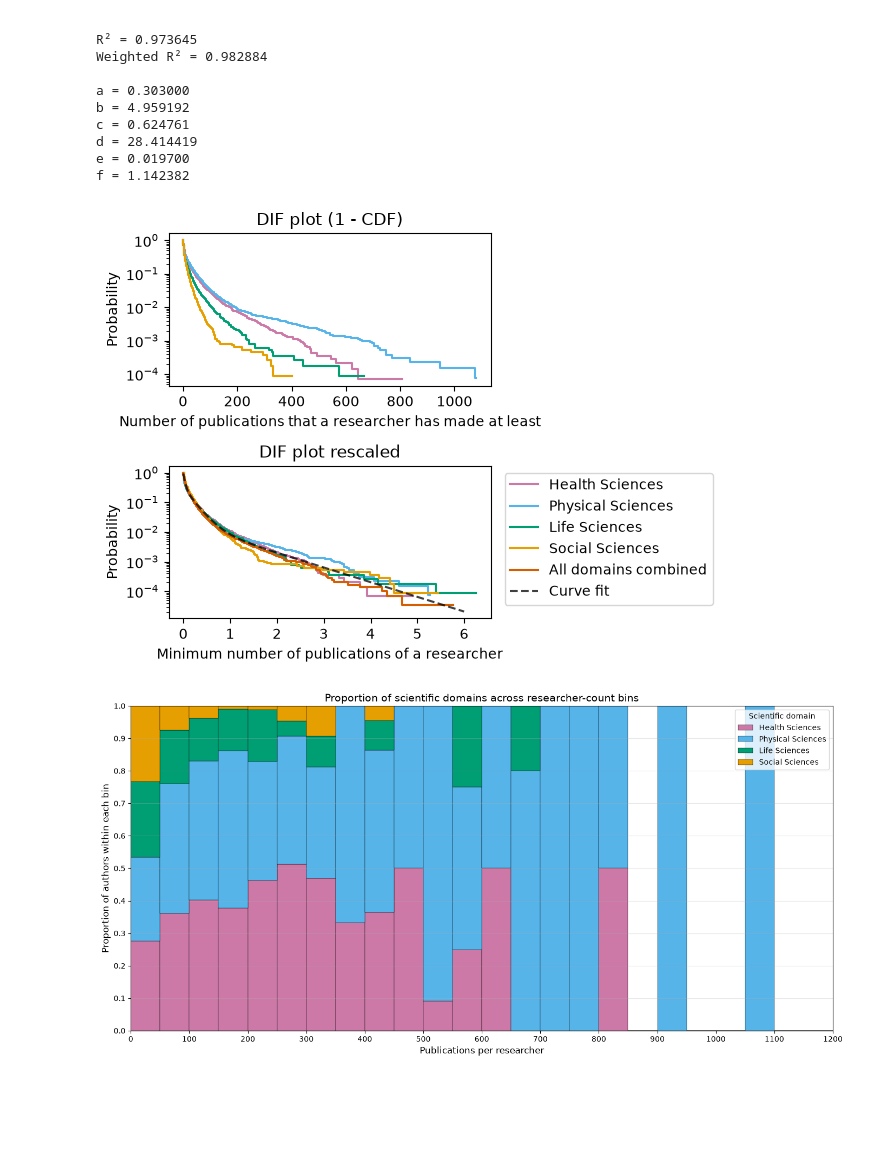
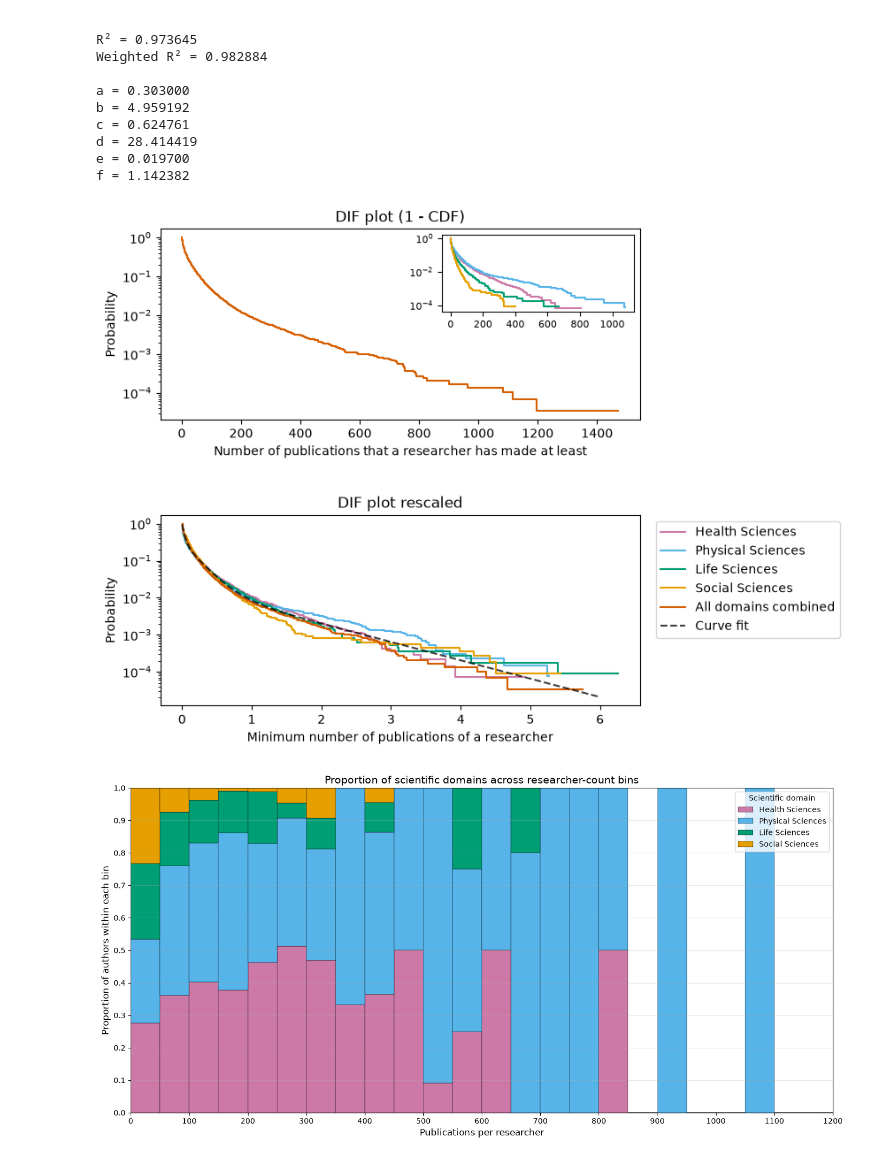
Before and after one commit to AdriRed/science-squared-avbd, a Jupyter notebook: notebooks/albert_02_power_laws.ipynb, the cells around one changed output. Cells and saved outputs as stored; diff of their text form; code cells hidden in the pictures; blank space fills up the shorter version.

Commit message:
inset plot

```diff
--- a/notebooks/albert_02_power_laws.ipynb
+++ b/notebooks/albert_02_power_laws.ipynb
@@ -301,39 +302,66 @@ d = 28.414419
 e = 0.019700
 f = 1.142382
 # %%
-fig, ax = plt.subplots(nrows=2,ncols=1)
+fig, ax = plt.subplots(nrows=2,ncols=1,figsize=(7, 7))
 plt.subplots_adjust(hspace=0.5)
 #figsize=(7, 4)
 #cmap = plt.get_cmap('viridis')
 #colors = cmap(np.linspace(0.1, 0.9, 4))
 colors = ['#CC79A7', '#56B4E9', '#009E73','#E69F00']
 fields_labels = ['Health Sciences','Physical Sciences','Life Sciences','Social Sciences']
-for i in range(0,4):
-    ax[0].step(difs[i][0], difs[i][1],label = fields_labels[i],color=colors[i])
+ax[0].step(dif_all["value"],
+           dif_all["surv_ge"],
+           label = 'All domains combined',
+           color='#D55E00')
+# Inset plot
+axins = inset_axes(
+    ax[0],
+    width="40%",
+    height="40%",
+    loc="upper right"
+)
+
+for i in range(0, 4):
+    axins.step(
+        difs[i][0],
+        difs[i][1],
+        label=fields_labels[i],
+        color=colors[i]
+    )
+
+#axins.set_xlabel("Number of publications", fontsize=8)
+#axins.set_ylabel("Probability", fontsize=8)
+#axins.set_title("DIF plot (1 - CDF)", fontsize=9)
+axins.set_yscale("log")
+axins.tick_params(axis='both', labelsize=8)
+
+#axins.legend(fontsize=7)
+#for i in range(0,4):
+ #   ax[0].step(difs[i][0], difs[i][1],label = fields_labels[i],color=colors[i])
 ax[0].set_xlabel("Number of publications that a researcher has made at least")
 ax[0].set_ylabel("Probability")
 ax[0].set_title("DIF plot (1 - CDF)")
 #ax[0].set_xscale("log")
 ax[0].set_yscale("log")
 
 alpha = 1.
 alpha_fit = 0.75
 for i in range(0,4):
     ax[1].step(difs_norm[i][0], difs_norm[i][1],label = fields_labels[i],alpha = alpha,color=colors[i])
 ax[1].step(dif_norm_all[0], dif_norm_all[1],label = 'All domains combined',alpha = alpha,color='#D55E00')
 ax[1].plot(x_fit,y_fit,linestyle = '--',color = (0,0,0),alpha=alpha_fit,label = 'Curve fit')
 ax[1].set_xlabel("Minimum number of publications of a researcher")
 ax[1].set_ylabel("Probability")
 ax[1].set_title("DIF plot rescaled")
 #ax[1].set_xlim(right=10)
 #ax[1].set_ylim(bottom=10**(-3))
 #ax[1].set_xscale("log")
 ax[1].set_yscale("log")
-plt.legend(loc="upper left", bbox_to_anchor=(1.02, 1))
-plt.tight_layout()
+ax[1].legend(loc="upper left", bbox_to_anchor=(1.02, 1))
+#plt.tight_layout()
 plt.show()
 # %% [output]
-[figure, old version]
+[figure, new version]
 # %%
 # Define histogram bins between 0 and 1200
 bins = np.arange(0, 1201, 50)
```
Also changed, not shown: parts of 1 cell of this notebook.
